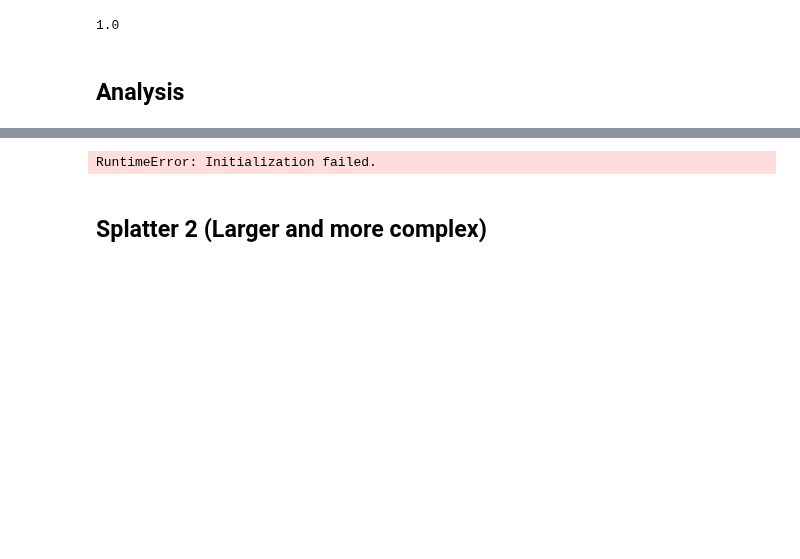
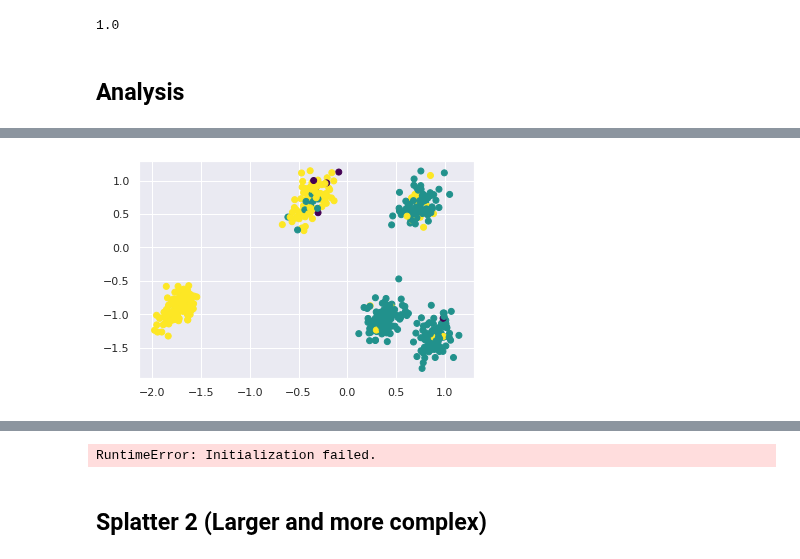
Before and after one commit to tobias-beers/RNA_visualization, a Jupyter notebook: Code/PyStan/Hierarchical_model_Splatter.ipynb, the cells around one changed output, grey strips where cells are left out. Saved outputs shown, nothing was run; the diff lists cells and outputs as text; code cells hidden in the pictures; blank space fills up the shorter version.

```diff
--- a/Code/PyStan/Hierarchical_model_Splatter.ipynb
+++ b/Code/PyStan/Hierarchical_model_Splatter.ipynb
@@ -224,0 +237,17 @@ level  1 :
+# %%
+model_test = pickle.load(open('smallsplat_vb.pkl', 'rb'))
+# %%
+df = pd.read_csv(model_test['args']['sample_file'].decode('ascii'), comment='#').dropna()
+# %%
+dfmean = df.iloc[423]
+# %%
+### dfmean = df.mean()
+dfz = dfmean[dfmean.index.str.startswith('z.')]
+cur_latent = np.array(dfz).reshape(N, 2,3).T
+dfclus = dfmean[dfmean.index.str.startswith('clusters.')]
+rawprobs = np.array(dfclus).reshape(3,N).T
+# %%
+plt.scatter(model.latent[0][0][0,:],model.latent[0][0][1,:], c=np.argmax(rawprobs,axis=1), cmap='viridis')
+plt.show()
+# %% [output]
+[figure, added]
```
Also changed, not shown: parts of 37 cells of this notebook, 11 other files.
